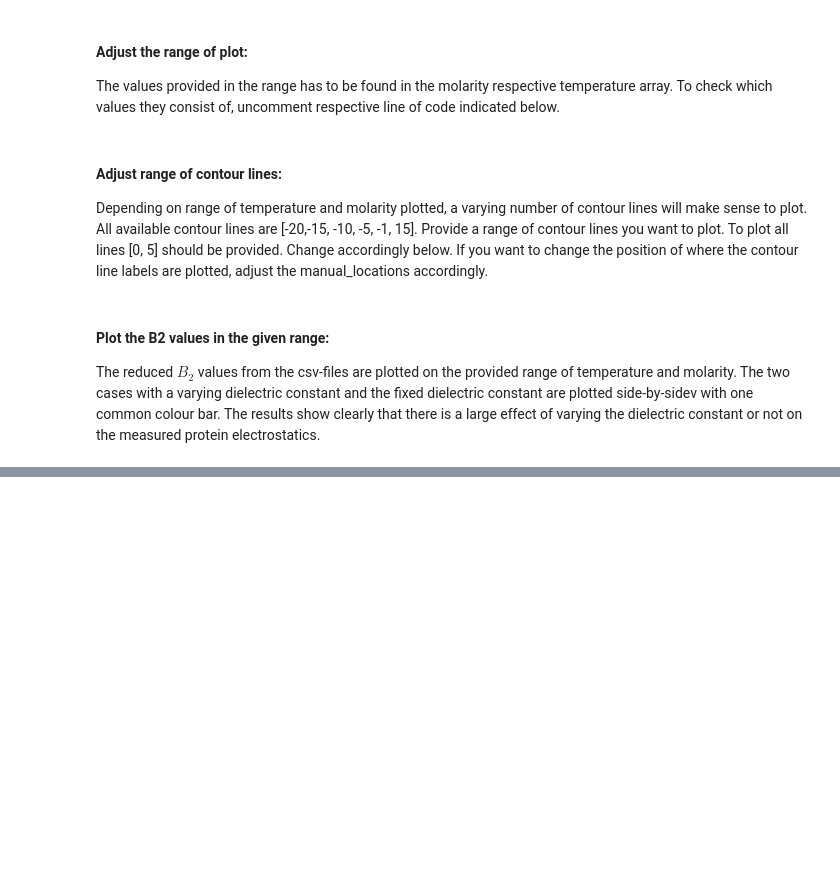
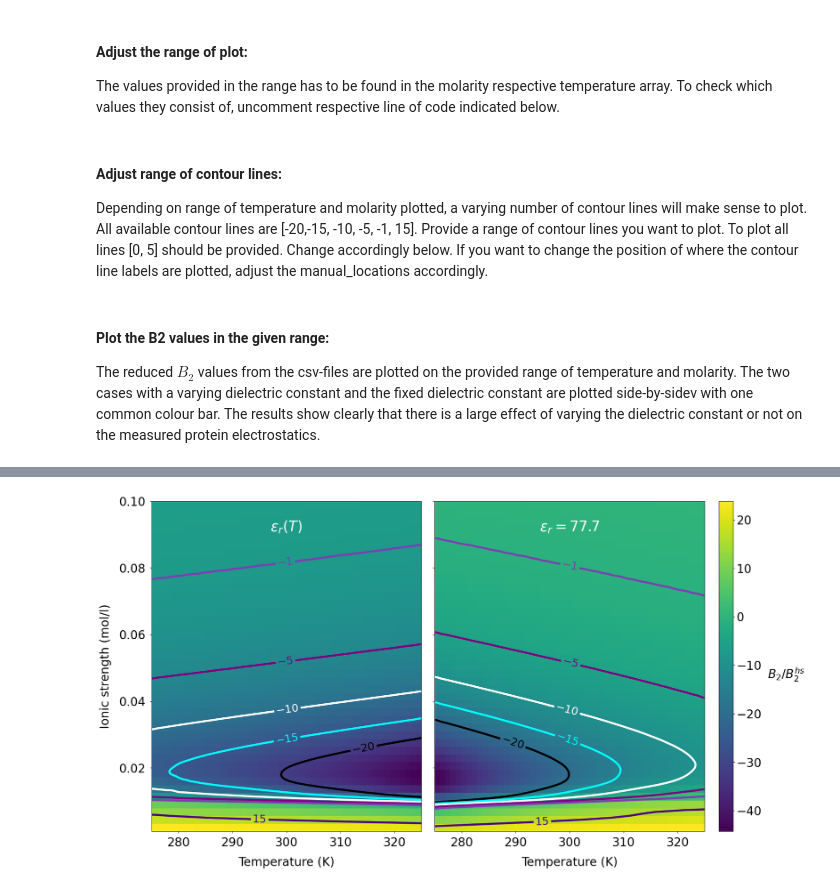
Before and after one commit to mlund/SI-pose-exploration, a Jupyter notebook: b2_vs_temperature/plotting.ipynb, the cells around one changed output, grey strips where cells are left out. Saved outputs shown, nothing was run; the diff lists cells and outputs as text; code cells hidden in the pictures; blank space fills up the shorter version.

Commit message:
Updates of poster versions and removed *.xtc from .gitignore

```diff
--- a/b2_vs_temperature/plotting.ipynb
+++ b/b2_vs_temperature/plotting.ipynb
@@ -193,0 +198,58 @@ plt.show()
+# %%
+#Plot for poster
+# Initialize the figure
+fig, (ax1, ax2) = plt.subplots(1, 2, figsize=(20, 12), sharex=True, sharey=True)
+plt.subplots_adjust(wspace=0.05)  # Decrease horizontal spacing
+cmap = plt.cm.viridis
+
+# Plot the first B2 data
+Cbar1 = plot_B2(
+    ax1,
+    molarity,
+    temperatures,
+    B2,
+    mol_lim,
+    temp_lim,
+    contour_lines,
+    manual_locations_ax1,
+)
+ax1.tick_params(axis="y", pad=8)
+ax1.yaxis.labelpad = 16
+ax1.set_ylabel("Ionic strength (mol/l)", fontsize=24)
+ax1.set_title(r"$\epsilon_r(T)$", y=0.9, color="w")
+
+# Plot the second B2 data
+Cbar2 = plot_B2(
+    ax2,
+    fixedEr_molarity,
+    fixedEr_temperatures,
+    fixedEr_B2,
+    mol_lim,
+    temp_lim,
+    contour_lines,
+    manual_locations_ax2,
+)
+ax2.set_title(r"$\epsilon_r = 77.7$", y=0.9, color="w")
+
+# Add a single colorbar for both plots
+# add a vertical colorbar to the right of the subplots
+
+cax = fig.add_axes([0.92, 0.11, 0.02, 0.77])  # [left, bottom, width, height]
+bar = fig.colorbar(Cbar2, cax=cax, orientation="vertical")
+bar.set_label(r"$B_2/B_2^{hs}$", rotation=0,fontsize=24, labelpad=50)
+#bar = fig.colorbar(Cbar2, ax=[ax1, ax2], label=r"$B_2/B_2^{hs}$", orientation='horizontal', pad=0.12, aspect= 100,  location='bottom')
+#bar.set_label(r"$B_2/B_2^{hs}$", fontsize=24, labelpad = 10)
+bar.ax.xaxis.set_label_position('top')
+
+def get_axis_limits(ax, scale=.93):
+    print(ax.get_xlim()[1]*(0.85), ax.get_ylim()[1]*(scale))
+    return ax.get_xlim()[1]*(0.85), ax.get_ylim()[1]*(scale)
+
+#ax1.annotate('B', xy=get_axis_limits(ax1),fontsize='x-large', fontweight='bold')
+#ax2.annotate('C', xy=get_axis_limits(ax2),fontsize='x-large', fontweight='bold')
+
+# Save the plot
+plt.savefig("B2_plot_poster.svg", format="svg", bbox_inches="tight", dpi=1000) #facecolor="white"
+plt.show()
+# %% [output]
+[figure, added]
```
Also changed, not shown: parts of 2 cells of this notebook, 10 other files.
